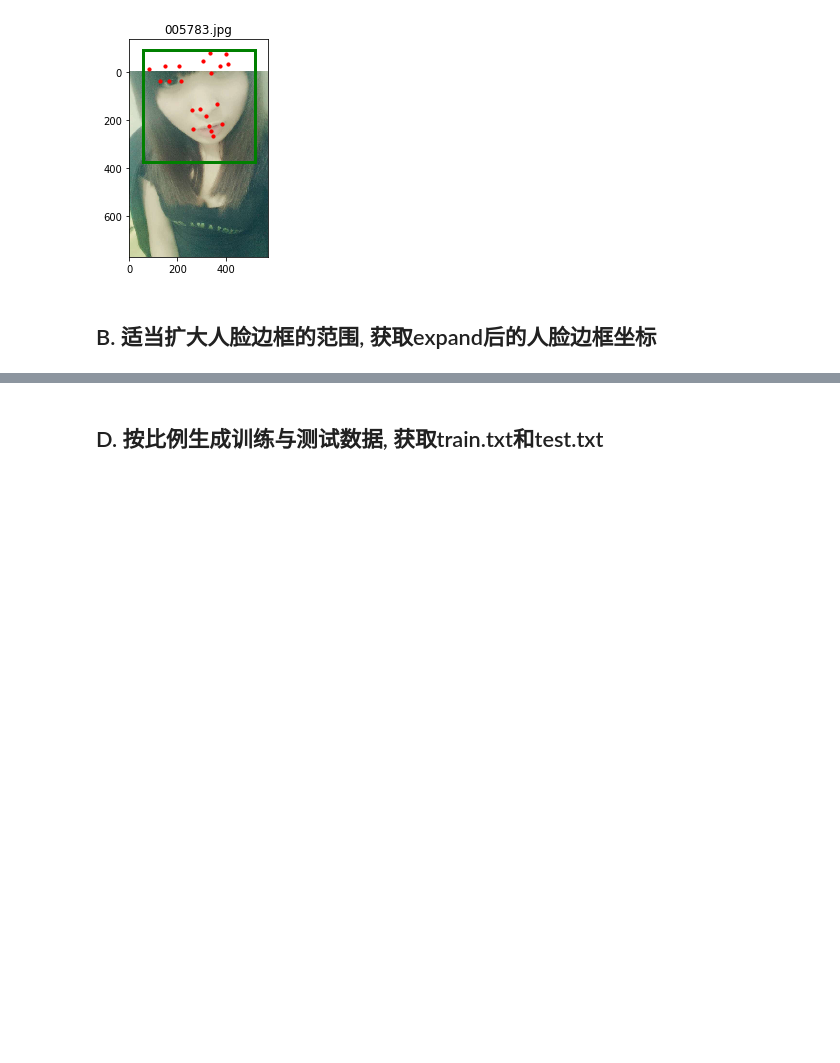
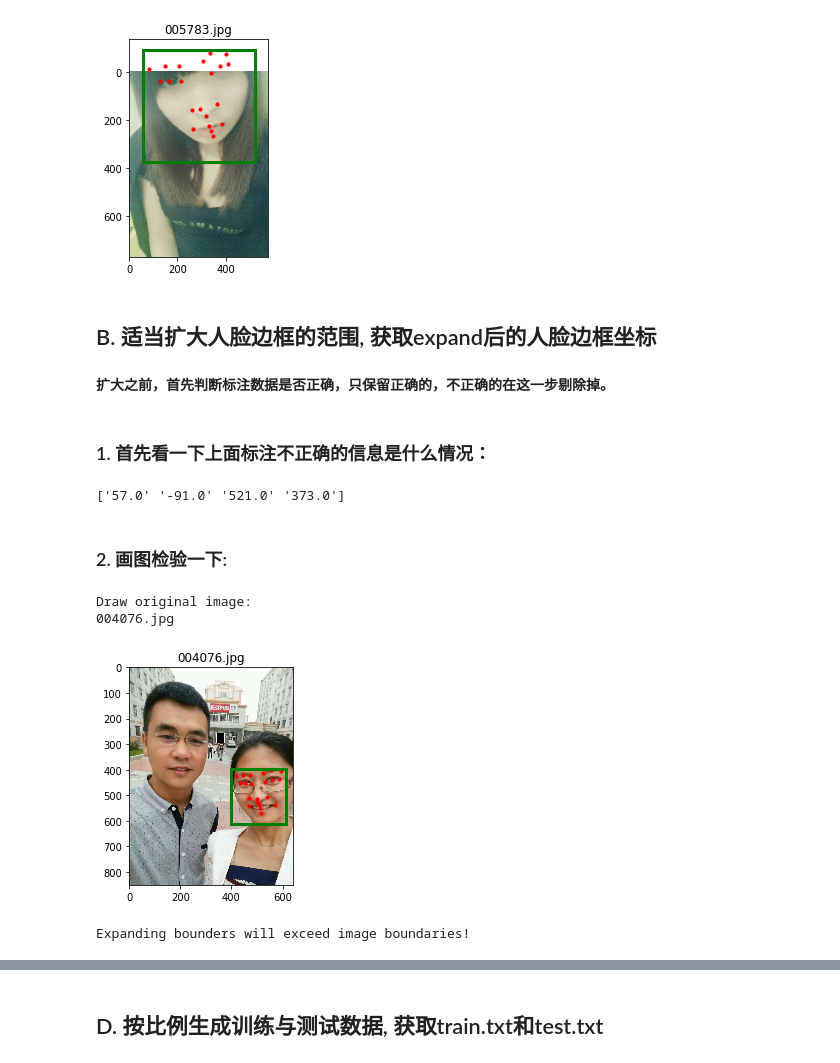
Before and after one commit to GGGHSL/Deep-Learning-CV-master, a Jupyter notebook: Project03_Face_Keypoints_Detection/my_generate_train_test_list.ipynb, the cells around one changed output, grey strips where cells are left out. Saved outputs shown, nothing was run; the diff lists cells and outputs as text; code cells hidden in the pictures; blank space fills up the shorter version.

```diff
--- a/Project03_Face_Keypoints_Detection/my_generate_train_test_list.ipynb
+++ b/Project03_Face_Keypoints_Detection/my_generate_train_test_list.ipynb
@@ -107,3 +148,57 @@ next(RD)
 [figure]
 # %% [markdown]
 ## B. 适当扩大人脸边框的范围, 获取expand后的人脸边框坐标
+# %% [markdown]
+**扩大之前，首先判断标注数据是否正确，只保留正确的，不正确的在这一步剔除掉。**
+# %% [markdown]
+### 1. 首先看一下上面标注不正确的信息是什么情况：
+# %%
+err_path = data_root + "\\" + "I" + "\\" + "005783.jpg"
+file = np.loadtxt(data_root + "\\" + "I" + "\\" + "label.txt", dtype=np.str)
+info = file[file[:, 0] == "005783.jpg"][0]
+print(info[1:5])  # bounder: y1为负值,向上超出边界
+# %% [output]
+['57.0' '-91.0' '521.0' '373.0']
+# %% [markdown]
+### 2. 画图检验一下:
+# %%
+def expand_bounder(root, dataset, seed=None):
+    path = root + "\\data" + "\\" + dataset
+    file = np.loadtxt(path + "\\" + "label.txt", dtype=np.str)
+    if seed is not None:
+        np.random.seed(seed)
+    while True:
+        idx = np.random.randint(0, len(file) - 1)
+        info = file[idx]
+        img_path = path + "\\" + info[0]
+        if os.path.exists(img_path):
+            print("Draw original image:")
+            draw(img_path, info)
+
+            img = Image.open(img_path)
+            w, h = img.size
+            keypoints = info[5:47].astype(np.float32).reshape(21, 2)
+            x1, y1, x2, y2 = info[1:5].astype(np.float32)  # 左上角, 右下角
+            if not (np.any(keypoints < 0) or np.any(keypoints[:, 0] >= h) or np.any(keypoints[:, 1] >= w)):
+                b_w, b_h = x2 - x1, y2 - y1
+                e_x1, e_y1, e_x2, e_y2 = x1 - 0.25 * b_w, y1 - 0.25 * b_h, x2 + 0.25 * b_w, y2 + 0.25 * b_h
+                if (0 <= e_x1 < e_x2 < w and 0 <= e_y1 < e_y2 < h):
+                    info[1:5] = np.array([e_x1, e_y1, e_x2, e_y2]).astype(np.str)
+                    print("Draw expanded bounders:")
+                    draw(img_path, info)
+                else:
+                    print("Expanding bounders will exceed image boundaries!")
+            else:
+                print("Keypoint coordinates exceed image boundaries!")
+        else:
+            print("Image {} does not exist!".format(img_path))
+        yield
+# %%
+EB = expand_bounder(root, "I")
+# %%
+next(EB)
+# %% [output]
+Draw original image:
+004076.jpg
+[figure, added]
+Expanding bounders will exceed image boundaries!
```
Also changed, not shown: parts of 22 cells of this notebook, 2 other files.
